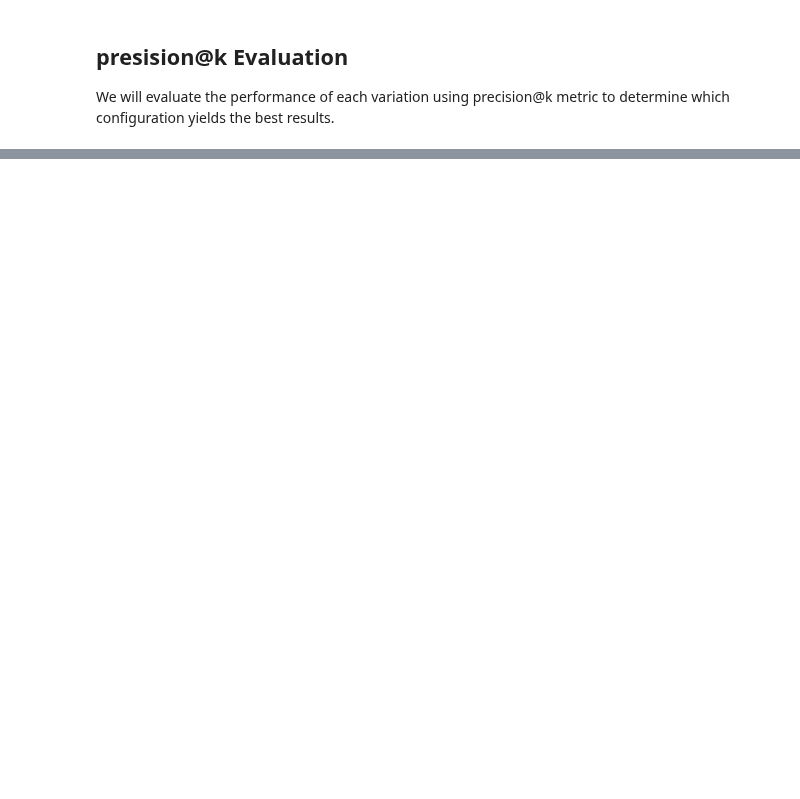
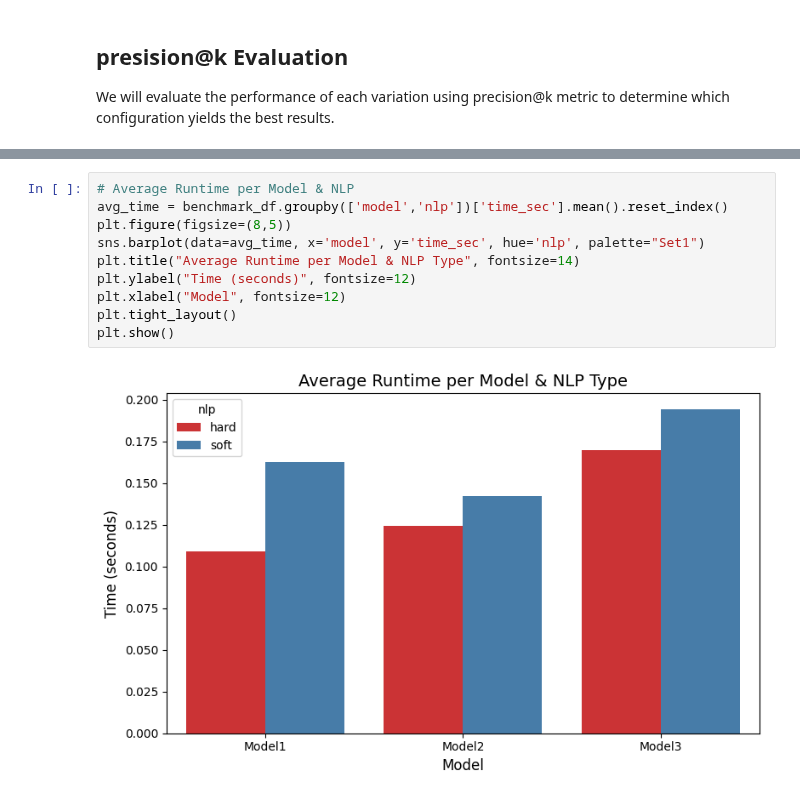
Before and after one commit to DanielvG-IT/Avans, a Jupyter notebook: Notebooks/8_optimization_se.ipynb, the cells around one changed output, grey strips where cells are left out. Saved outputs shown, nothing was run; the diff lists cells and outputs as text; blank space fills up the shorter version.

```diff
--- a/Notebooks/8_optimization_se.ipynb
+++ b/Notebooks/8_optimization_se.ipynb
@@ -345,0 +342,12 @@ plt.show()
+# %%
+# Average Runtime per Model & NLP
+avg_time = benchmark_df.groupby(['model','nlp'])['time_sec'].mean().reset_index()
+plt.figure(figsize=(8,5))
+sns.barplot(data=avg_time, x='model', y='time_sec', hue='nlp', palette="Set1")
+plt.title("Average Runtime per Model & NLP Type", fontsize=14)
+plt.ylabel("Time (seconds)", fontsize=12)
+plt.xlabel("Model", fontsize=12)
+plt.tight_layout()
+plt.show()
+# %% [output]
+[figure, added]
```
Also changed, not shown: parts of 13 cells of this notebook.
